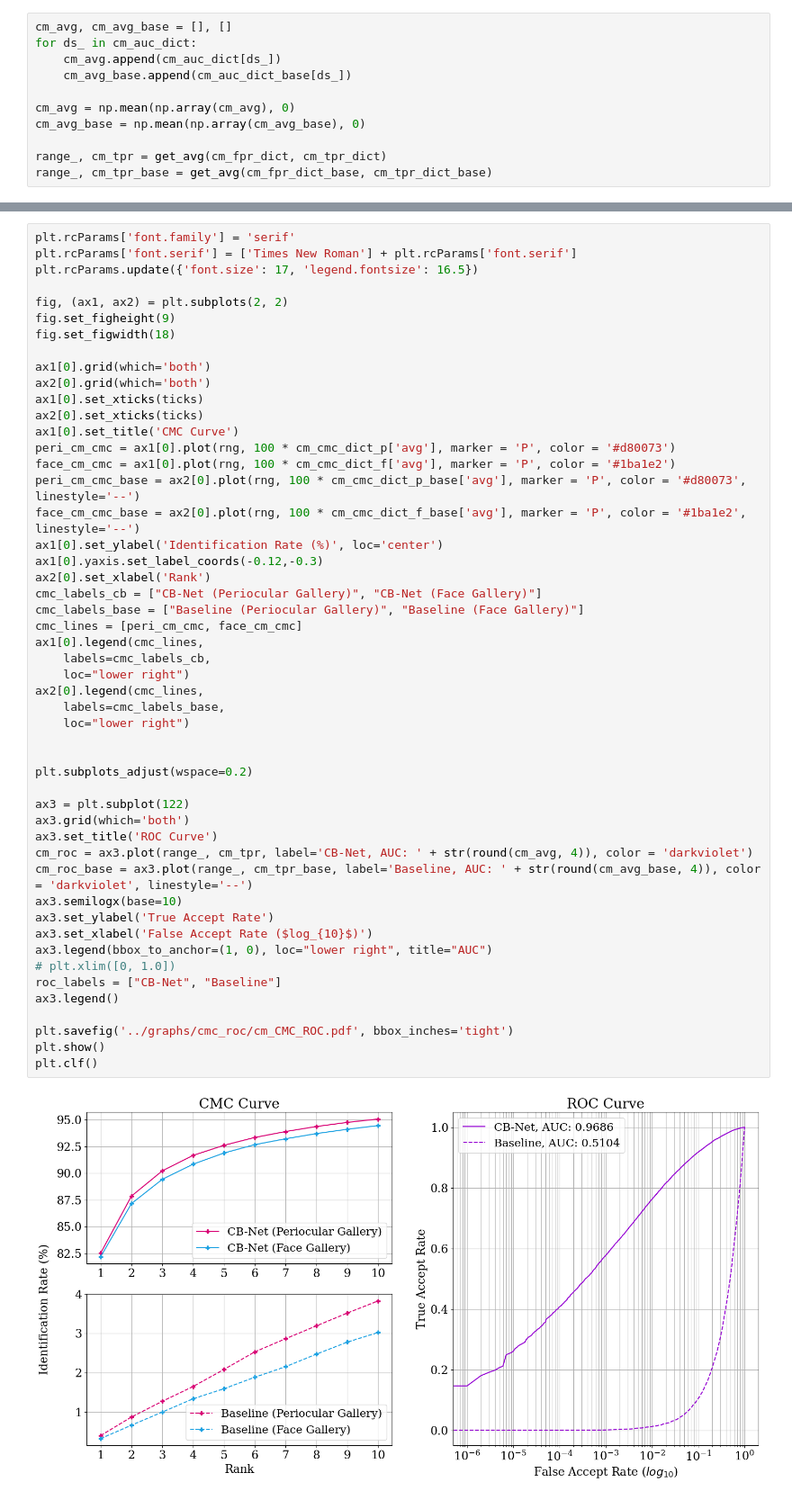
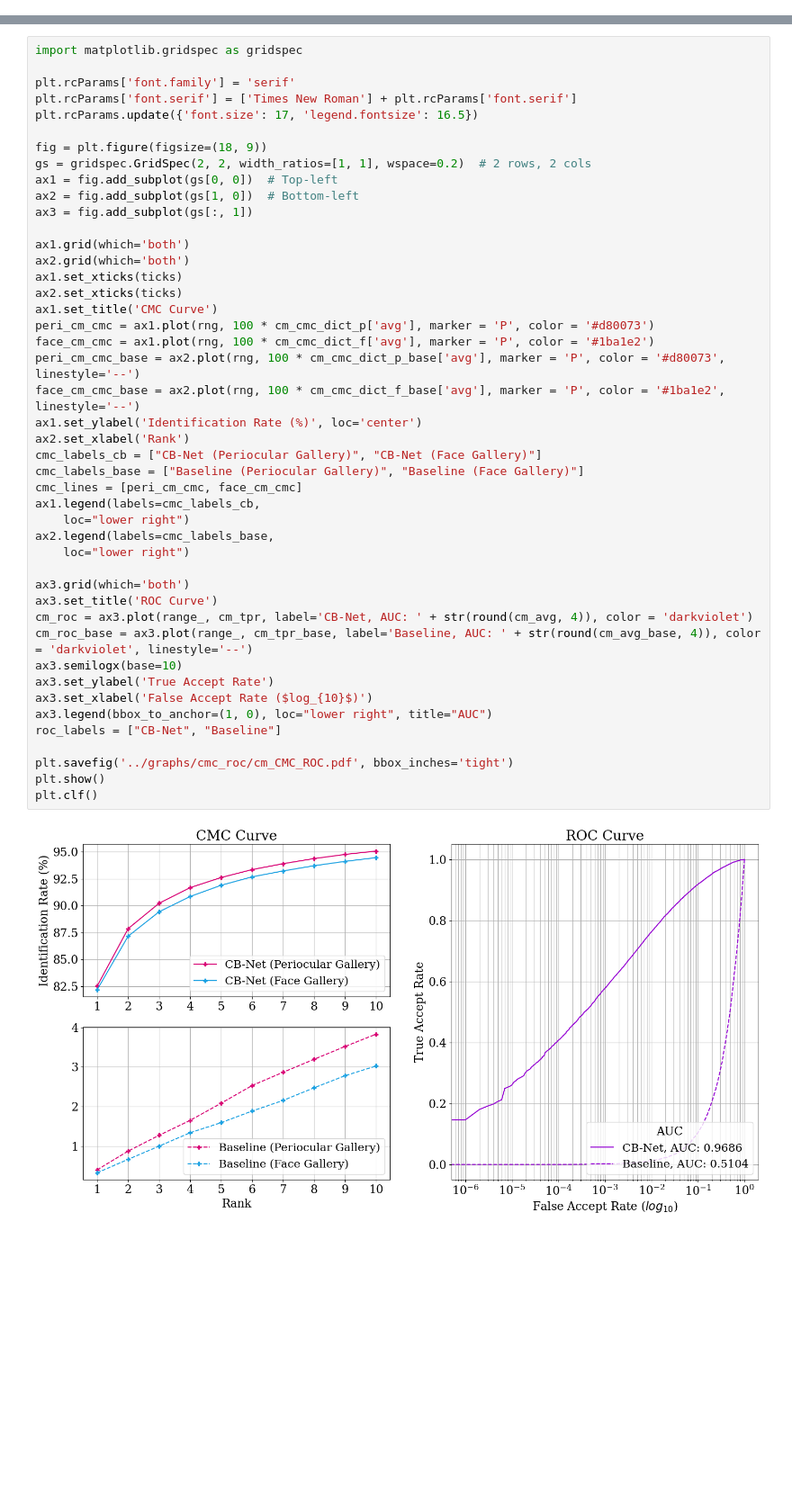
Before and after one commit to tiongsikng/cb_net, a Jupyter notebook: eval/plot_cmc_roc.ipynb, the cells around one changed output, grey strips where cells are left out. Shown: that part at 90% size. Drawn from its saved outputs; the diff is of its cells as text; blank space fills up the shorter version.

```diff
--- a/eval/plot_cmc_roc.ipynb
+++ b/eval/plot_cmc_roc.ipynb
@@ -206,12 +211 @@ plt.clf()
 <Figure size 640x480 with 0 Axes>
-# %%
-cm_avg, cm_avg_base = [], []
-for ds_ in cm_auc_dict:
-    cm_avg.append(cm_auc_dict[ds_])
-    cm_avg_base.append(cm_auc_dict_base[ds_])
-
-cm_avg = np.mean(np.array(cm_avg), 0)
-cm_avg_base = np.mean(np.array(cm_avg_base), 0)
-
-range_, cm_tpr = get_avg(cm_fpr_dict, cm_tpr_dict)
-range_, cm_tpr_base = get_avg(cm_fpr_dict_base, cm_tpr_dict_base)
@@ -218,53 +214,48 @@ range_, cm_tpr_base = get_avg(cm_fpr_dict_base, cm_tpr_dict_base)
 # %%
+import matplotlib.gridspec as gridspec
+
 plt.rcParams['font.family'] = 'serif'
 plt.rcParams['font.serif'] = ['Times New Roman'] + plt.rcParams['font.serif']
 plt.rcParams.update({'font.size': 17, 'legend.fontsize': 16.5})
 
-fig, (ax1, ax2) = plt.subplots(2, 2)
-fig.set_figheight(9)
-fig.set_figwidth(18)
+fig = plt.figure(figsize=(18, 9))
+gs = gridspec.GridSpec(2, 2, width_ratios=[1, 1], wspace=0.2)  # 2 rows, 2 cols
+ax1 = fig.add_subplot(gs[0, 0])  # Top-left
+ax2 = fig.add_subplot(gs[1, 0])  # Bottom-left
+ax3 = fig.add_subplot(gs[:, 1])
 
-ax1[0].grid(which='both')
-ax2[0].grid(which='both')
-ax1[0].set_xticks(ticks)
-ax2[0].set_xticks(ticks)
-ax1[0].set_title('CMC Curve')
-peri_cm_cmc = ax1[0].plot(rng, 100 * cm_cmc_dict_p['avg'], marker = 'P', color = '#d80073')
-face_cm_cmc = ax1[0].plot(rng, 100 * cm_cmc_dict_f['avg'], marker = 'P', color = '#1ba1e2')
-peri_cm_cmc_base = ax2[0].plot(rng, 100 * cm_cmc_dict_p_base['avg'], marker = 'P', color = '#d80073', linestyle='--')
-face_cm_cmc_base = ax2[0].plot(rng, 100 * cm_cmc_dict_f_base['avg'], marker = 'P', color = '#1ba1e2', linestyle='--')
-ax1[0].set_ylabel('Identification Rate (%)', loc='center')
-ax1[0].yaxis.set_label_coords(-0.12,-0.3)
-ax2[0].set_xlabel('Rank')
+ax1.grid(which='both')
+ax2.grid(which='both')
+ax1.set_xticks(ticks)
+ax2.set_xticks(ticks)
+ax1.set_title('CMC Curve')
+peri_cm_cmc = ax1.plot(rng, 100 * cm_cmc_dict_p['avg'], marker = 'P', color = '#d80073')
+face_cm_cmc = ax1.plot(rng, 100 * cm_cmc_dict_f['avg'], marker = 'P', color = '#1ba1e2')
+peri_cm_cmc_base = ax2.plot(rng, 100 * cm_cmc_dict_p_base['avg'], marker = 'P', color = '#d80073', linestyle='--')
+face_cm_cmc_base = ax2.plot(rng, 100 * cm_cmc_dict_f_base['avg'], marker = 'P', color = '#1ba1e2', linestyle='--')
+ax1.set_ylabel('Identification Rate (%)', loc='center')
+ax2.set_xlabel('Rank')
 cmc_labels_cb = ["CB-Net (Periocular Gallery)", "CB-Net (Face Gallery)"]
 cmc_labels_base = ["Baseline (Periocular Gallery)", "Baseline (Face Gallery)"]
 cmc_lines = [peri_cm_cmc, face_cm_cmc]
-ax1[0].legend(cmc_lines,
-    labels=cmc_labels_cb,
+ax1.legend(labels=cmc_labels_cb,
     loc="lower right")
-ax2[0].legend(cmc_lines,
-    labels=cmc_labels_base,
+ax2.legend(labels=cmc_labels_base,
     loc="lower right")
 
-
-plt.subplots_adjust(wspace=0.2)
-
-ax3 = plt.subplot(122)
 ax3.grid(which='both')
 ax3.set_title('ROC Curve')
 cm_roc = ax3.plot(range_, cm_tpr, label='CB-Net, AUC: ' + str(round(cm_avg, 4)), color = 'darkviolet')
 cm_roc_base = ax3.plot(range_, cm_tpr_base, label='Baseline, AUC: ' + str(round(cm_avg_base, 4)), color = 'darkviolet', linestyle='--')
 ax3.semilogx(base=10)
 ax3.set_ylabel('True Accept Rate')
 ax3.set_xlabel('False Accept Rate ($log_{10}$)')
 ax3.legend(bbox_to_anchor=(1, 0), loc="lower right", title="AUC")
-# plt.xlim([0, 1.0])
 roc_labels = ["CB-Net", "Baseline"]
-ax3.legend()
 
 plt.savefig('../graphs/cmc_roc/cm_CMC_ROC.pdf', bbox_inches='tight')
 plt.show()
 plt.clf()
 # %% [output]
-[figure, old version]
+[figure, new version]
 <Figure size 640x480 with 0 Axes>
```
Also changed, not shown: parts of 14 cells of this notebook, 7 other files.
